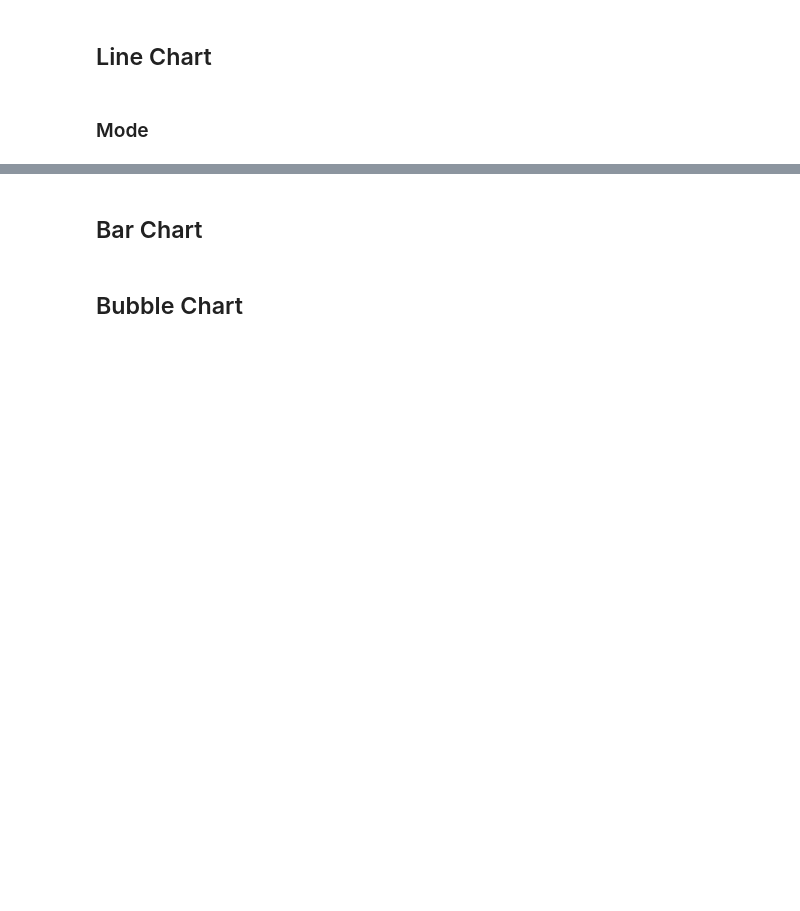
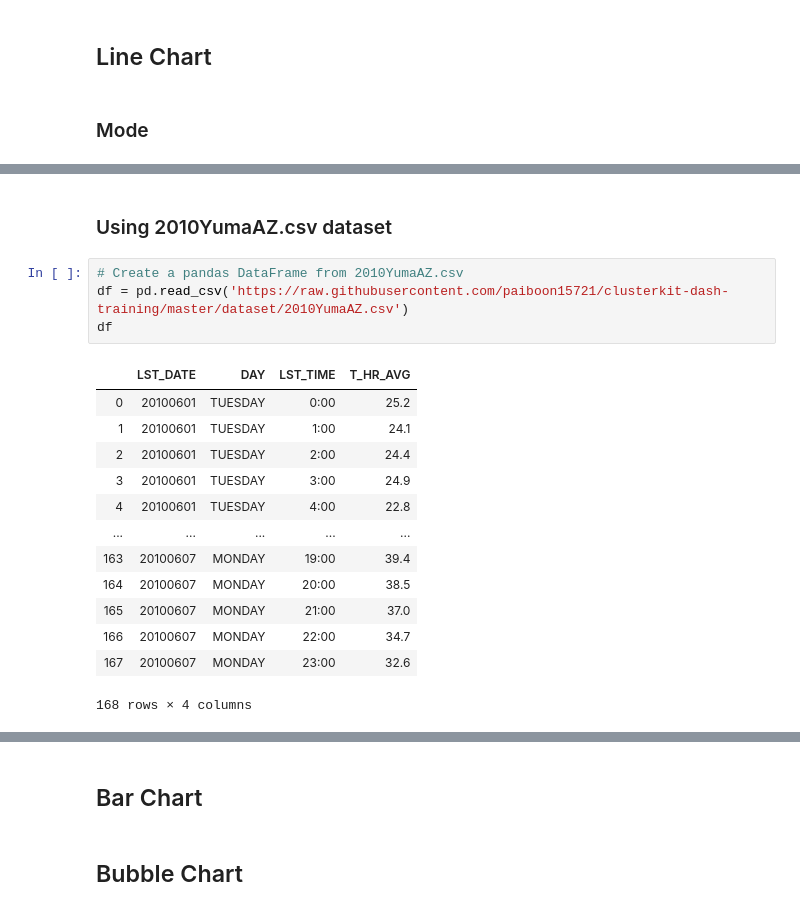
Before and after one commit to paiboon15721/clusterkit-dash-training, a Jupyter notebook: notebook/Plotly & Dash Overview.ipynb, the cells around one changed output, grey strips where cells are left out. Drawn from its saved outputs; the diff is of its cells as text; blank space fills up the shorter version.

```diff
--- a/notebook/Plotly & Dash Overview.ipynb
+++ b/notebook/Plotly & Dash Overview.ipynb
@@ -689,3 +699,23 @@ fig = go.Figure(data=traces,layout=layout)
 fig.show()
 # %% [output]
 [interactive output not drawn]
+# %% [markdown]
+### Using 2010YumaAZ.csv dataset
+# %%
+# Create a pandas DataFrame from 2010YumaAZ.csv
+df = pd.read_csv('https://raw.githubusercontent.com/paiboon15721/clusterkit-dash-training/master/dataset/2010YumaAZ.csv')
+df
+# %% [output]
+|  | LST_DATE | DAY | LST_TIME | T_HR_AVG |
+| 0 | 20100601 | TUESDAY | 0:00 | 25.2 |
+| 1 | 20100601 | TUESDAY | 1:00 | 24.1 |
+| 2 | 20100601 | TUESDAY | 2:00 | 24.4 |
+| 3 | 20100601 | TUESDAY | 3:00 | 24.9 |
+| 4 | 20100601 | TUESDAY | 4:00 | 22.8 |
+| ... | ... | ... | ... | ... |
+| 163 | 20100607 | MONDAY | 19:00 | 39.4 |
+| 164 | 20100607 | MONDAY | 20:00 | 38.5 |
+| 165 | 20100607 | MONDAY | 21:00 | 37.0 |
+| 166 | 20100607 | MONDAY | 22:00 | 34.7 |
+| 167 | 20100607 | MONDAY | 23:00 | 32.6 |
+168 rows × 4 columns
```
Also changed, not shown: parts of 4 cells of this notebook, 16 other files.
